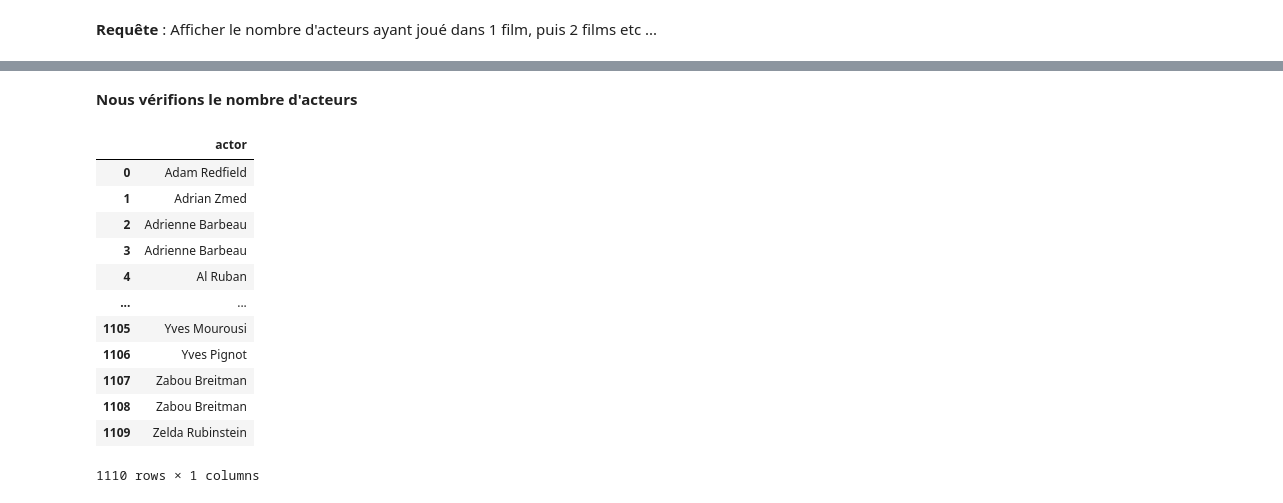
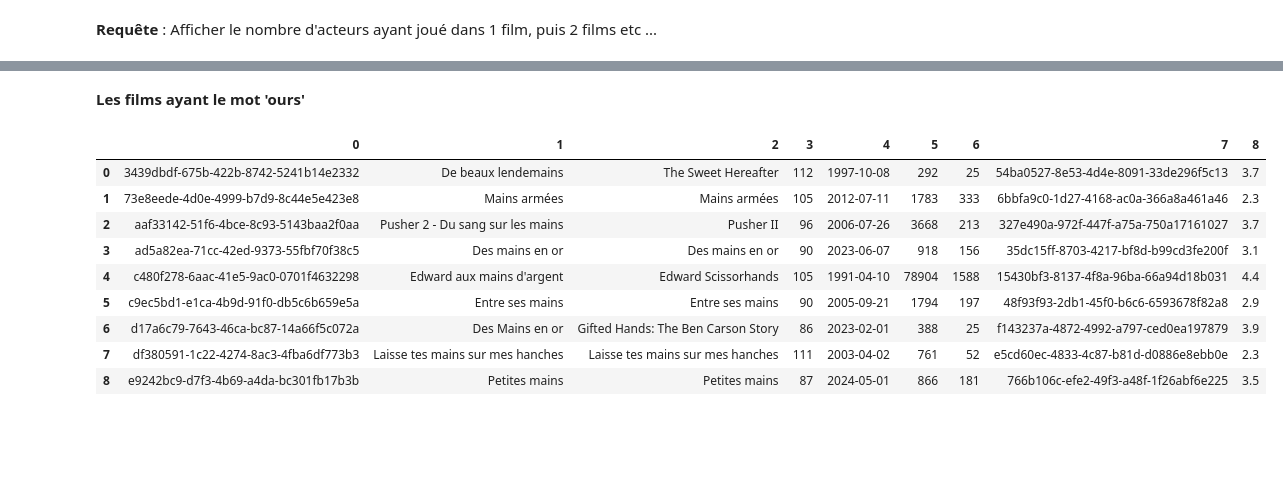
Before and after one commit to Franck-LF/projectBlock1, a Jupyter notebook: DBmovies.ipynb, the cells around one changed output, grey strips where cells are left out. Saved outputs shown, nothing was run; the diff lists cells and outputs as text; code cells hidden in the pictures; blank space fills up the shorter version.

```diff
--- a/DBmovies.ipynb
+++ b/DBmovies.ipynb
@@ -637,27 +651,22 @@ df
-# %% [markdown]
-**Nous vérifions le nombre d'acteurs**
+# %% [markdown]
+**Les films ayant le mot 'ours'**
 # %%
-query = (" \
-SELECT a.actor_name \
-FROM movies AS m \
-JOIN actor_movie AS am ON am.movie_id = m.movie_id \
-JOIN actors AS a ON a.actor_id = am.actor_id \
-ORDER BY a.actor_name;")
+query = (""" \
+SELECT * \
+FROM movies \
+WHERE title LIKE "%mains%";""")
 cursor.execute(query)
 result = cursor.fetchall()
-df = pd.DataFrame(result, columns=['actor'])
+df = pd.DataFrame(result)
 df
 # %% [output]
-|  | actor |
-| 0 | Adam Redfield |
-| 1 | Adrian Zmed |
-| 2 | Adrienne Barbeau |
-| 3 | Adrienne Barbeau |
-| 4 | Al Ruban |
-| ... | ... |
-| 1105 | Yves Mourousi |
-| 1106 | Yves Pignot |
-| 1107 | Zabou Breitman |
-| 1108 | Zabou Breitman |
-| 1109 | Zelda Rubinstein |
+|  | 0 | 1 | 2 | 3 | 4 | 5 | 6 | 7 | 8 |
+| 0 | 3439dbdf-675b-422b-8742-5241b14e2332 | De beaux lendemains | The Sweet Hereafter | 112 | 1997-10-08 | 292 | 25 | 54ba0527-8e53-4d4e-8091-33de296f5c13 | 3.7 |
+| 1 | 73e8eede-4d0e-4999-b7d9-8c44e5e423e8 | Mains armées | Mains armées | 105 | 2012-07-11 | 1783 | 333 | 6bbfa9c0-1d27-4168-ac0a-366a8a461a46 | 2.3 |
+| 2 | aaf33142-51f6-4bce-8c93-5143baa2f0aa | Pusher 2 - Du sang sur les mains | Pusher II | 96 | 2006-07-26 | 3668 | 213 | 327e490a-972f-447f-a75a-750a17161027 | 3.7 |
+| 3 | ad5a82ea-71cc-42ed-9373-55fbf70f38c5 | Des mains en or | Des mains en or | 90 | 2023-06-07 | 918 | 156 | 35dc15ff-8703-4217-bf8d-b99cd3fe200f | 3.1 |
+| 4 | c480f278-6aac-41e5-9ac0-0701f4632298 | Edward aux mains d'argent | Edward Scissorhands | 105 | 1991-04-10 | 78904 | 1588 | 15430bf3-8137-4f8a-96ba-66a94d18b031 | 4.4 |
+| 5 | c9ec5bd1-e1ca-4b9d-91f0-db5c6b659e5a | Entre ses mains | Entre ses mains | 90 | 2005-09-21 | 1794 | 197 | 48f93f93-2db1-45f0-b6c6-6593678f82a8 | 2.9 |
+| 6 | d17a6c79-7643-46ca-bc87-14a66f5c072a | Des Mains en or | Gifted Hands: The Ben Carson Story | 86 | 2023-02-01 | 388 | 25 | f143237a-4872-4992-a797-ced0ea197879 | 3.9 |
+| 7 | df380591-1c22-4274-8ac3-4fba6df773b3 | Laisse tes mains sur mes hanches | Laisse tes mains sur mes hanches | 111 | 2003-04-02 | 761 | 52 | e5cd60ec-4833-4c87-b81d-d0886e8ebb0e | 2.3 |
+| 8 | e9242bc9-d7f3-4b69-a4da-bc301fb17b3b | Petites mains | Petites mains | 87 | 2024-05-01 | 866 | 181 | 766b106c-efe2-49f3-a48f-1f26abf6e225 | 3.5 |
-1110 rows × 1 columns
```
Also changed, not shown: parts of 6 cells of this notebook.
